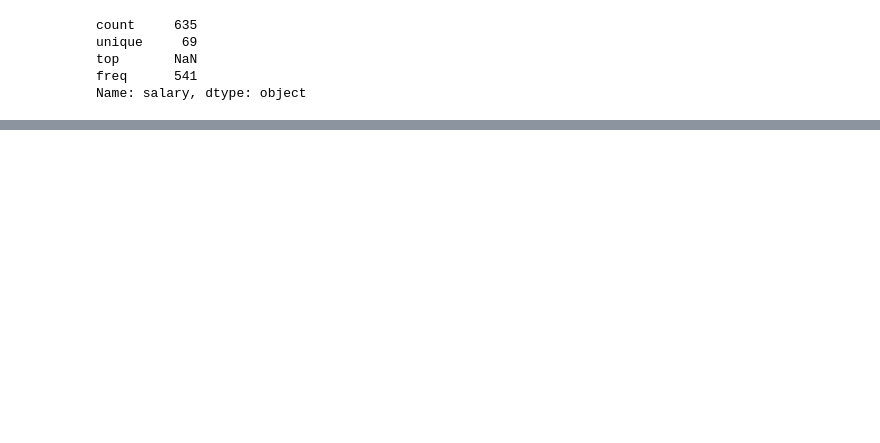
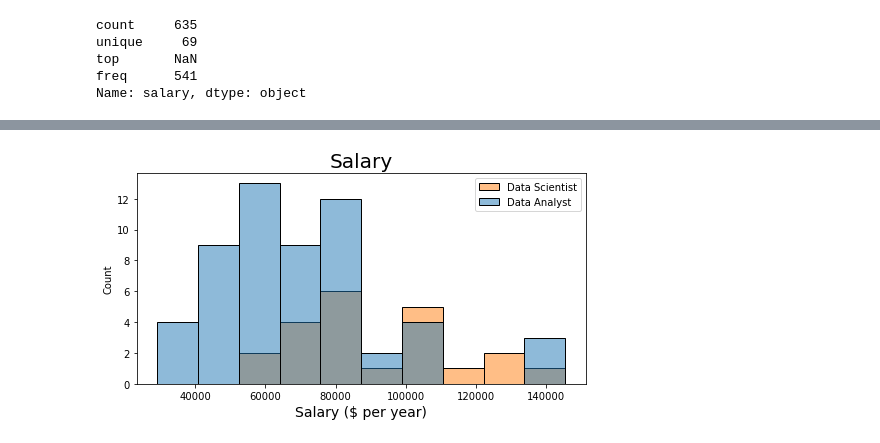
Before and after one commit to jma199/nlp-jobmarket, a Jupyter notebook: 2 main_jobdesc_eda_sql.ipynb, the cells around one changed output, grey strips where cells are left out. Cells and saved outputs as stored; diff of their text form; code cells hidden in the pictures; blank space fills up the shorter version.

```diff
--- a/2 main_jobdesc_eda_sql.ipynb
+++ b/2 main_jobdesc_eda_sql.ipynb
@@ -345,14 +352,0 @@ See the caveats in the documentation: https://pandas.pydata.org/pandas-docs/stab
-# %%
-# There aren't very many salaries available here
-# First, convert all the salaries to the same scale (thousands per year)
-# wage / hour * (40 hour / week) * (52 weeks) = wage/year
-
-def find_number(text):
-    num = re.findall(r'\d+|\d+,\d+|\d+.\d+',text)
-    #return " ".join(num[0:1])
-    return int(num[0])
-
-text = salary_df['salary']
-
-salary_df['yearSalary'] = salary_df.loc[:, 'salary'].apply(lambda x: find_number(x))
-salary_df.head()
@@ -392,3 +352,0 @@ memory usage: 7.4+ KB
-# %%
-salary_df.drop(columns=['location', 'jobdescription', 'position', 'position2', 'level'], inplace=True)
-salary_df.head()
@@ -415,0 +389,3 @@ ValueError: The truth value of a Series is ambiguous. Use a.empty, a.bool(), a.i
+# %%
+salary_df['yearly_salary ($)'] = salary_df['salary'].map(get_salary)
+salary_df.head()
@@ -415,0 +404,12 @@ ValueError: The truth value of a Series is ambiguous. Use a.empty, a.bool(), a.i
+# %%
+# plot available salaries
+fig, ax = plt.subplots(1, 1, figsize=(7,4))
+sns.histplot(data = salary_df, x= "yearly_salary ($)", hue = 'label')
+plt.title("Salary", fontsize = 20)
+plt.xlabel("Salary ($ per year)", fontsize = 14)
+plt.ylabel("Count")
+plt.legend(labels=["Data Scientist", "Data Analyst"])
+plt.tight_layout()
+plt.show()
+# %% [output]
+[figure, added]
```
Also changed, not shown: parts of 17 cells of this notebook.
